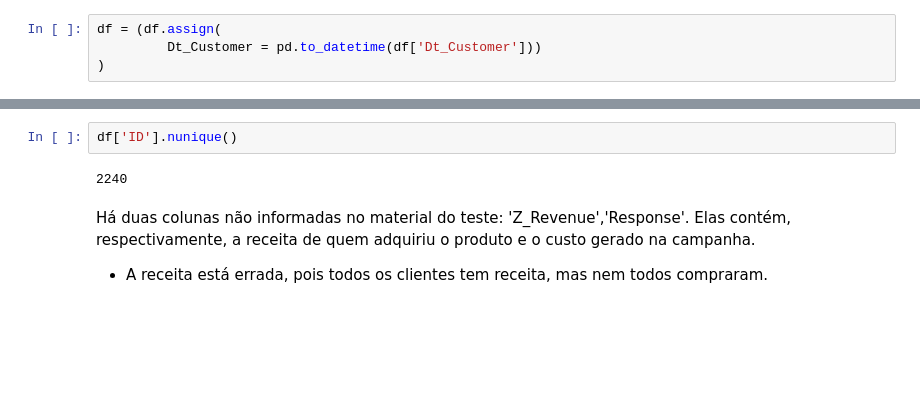
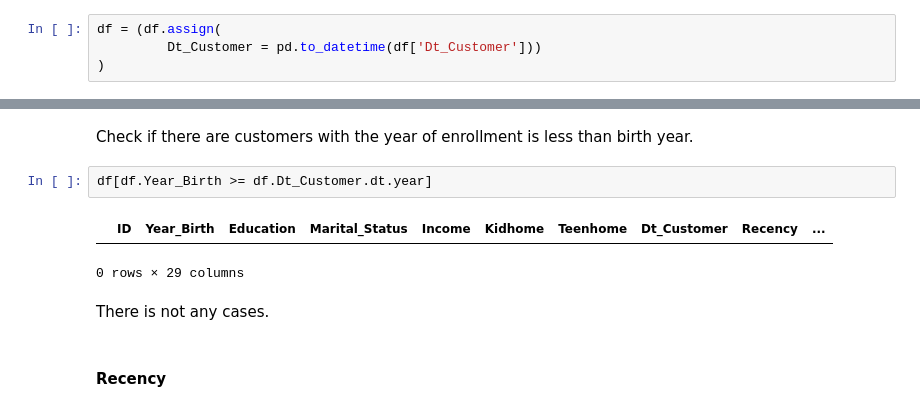
Before and after one commit to Danielgmelo/ifood, a Jupyter notebook: my_project/notebooks/data_cleaning.ipynb, the cells around one changed output, grey strips where cells are left out. Drawn from its saved outputs; the diff is of its cells as text; blank space fills up the shorter version.

```diff
--- a/my_project/notebooks/data_cleaning.ipynb
+++ b/my_project/notebooks/data_cleaning.ipynb
@@ -98,8 +216,11 @@ Name: Kidhome, dtype: int64
-# %%
-df['ID'].nunique()
-# %% [output]
-2240
-# %% [markdown]
-Há duas colunas não informadas no material do teste: 'Z_Revenue','Response'. Elas contém, respectivamente, a receita de quem adquiriu o produto e o custo gerado na campanha.
-
-- A receita está errada, pois todos os clientes tem receita, mas nem todos compraram.
+# %% [markdown]
+Check if there are customers with the year of enrollment is less than birth year.
+# %%
+df[df.Year_Birth >= df.Dt_Customer.dt.year]
+# %% [output]
+|  | ID | Year_Birth | Education | Marital_Status | Income | Kidhome | Teenhome | Dt_Customer | Recency | ... |
+0 rows × 29 columns
+# %% [markdown]
+There is not any cases.
+# %% [markdown]
+#### Recency
```
Also changed, not shown: parts of 115 cells of this notebook, 10 other files.
